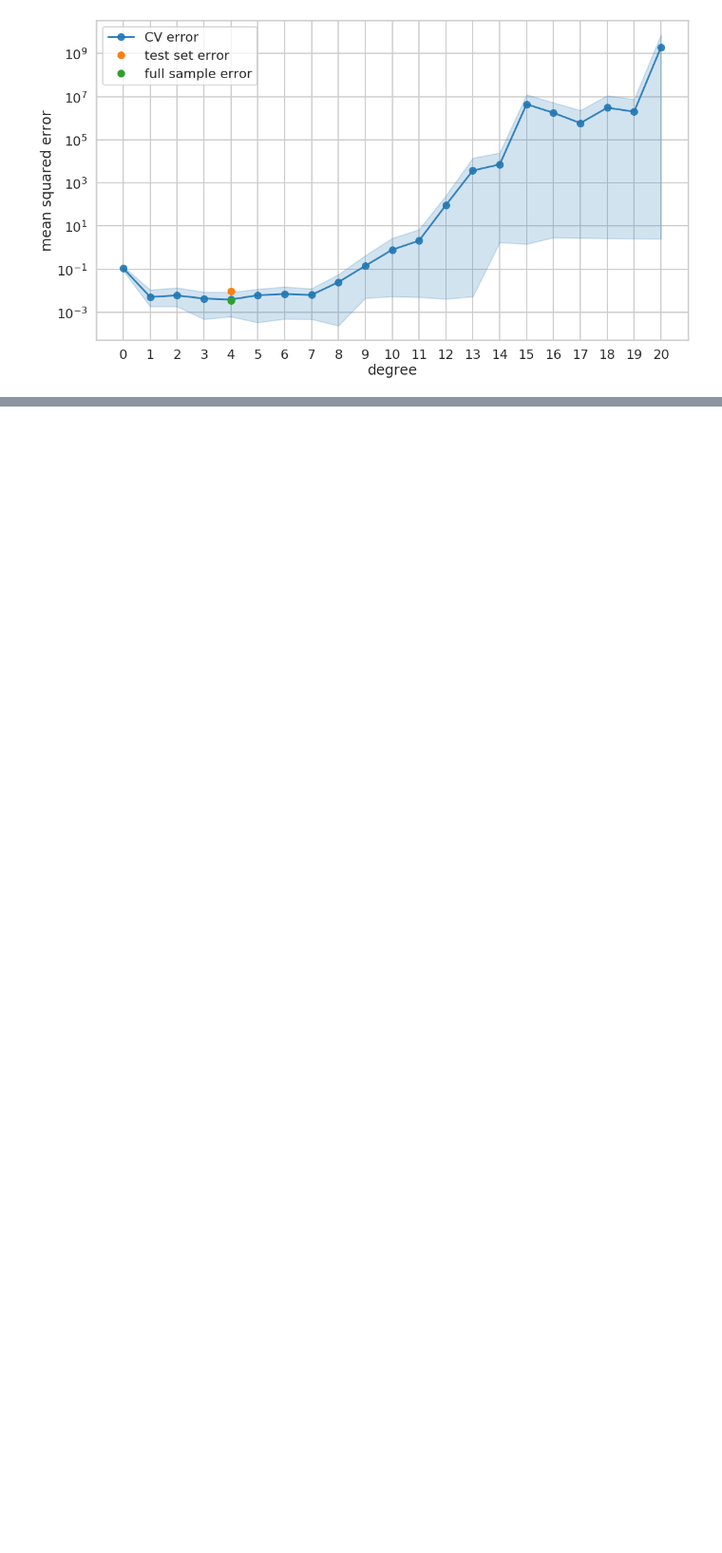
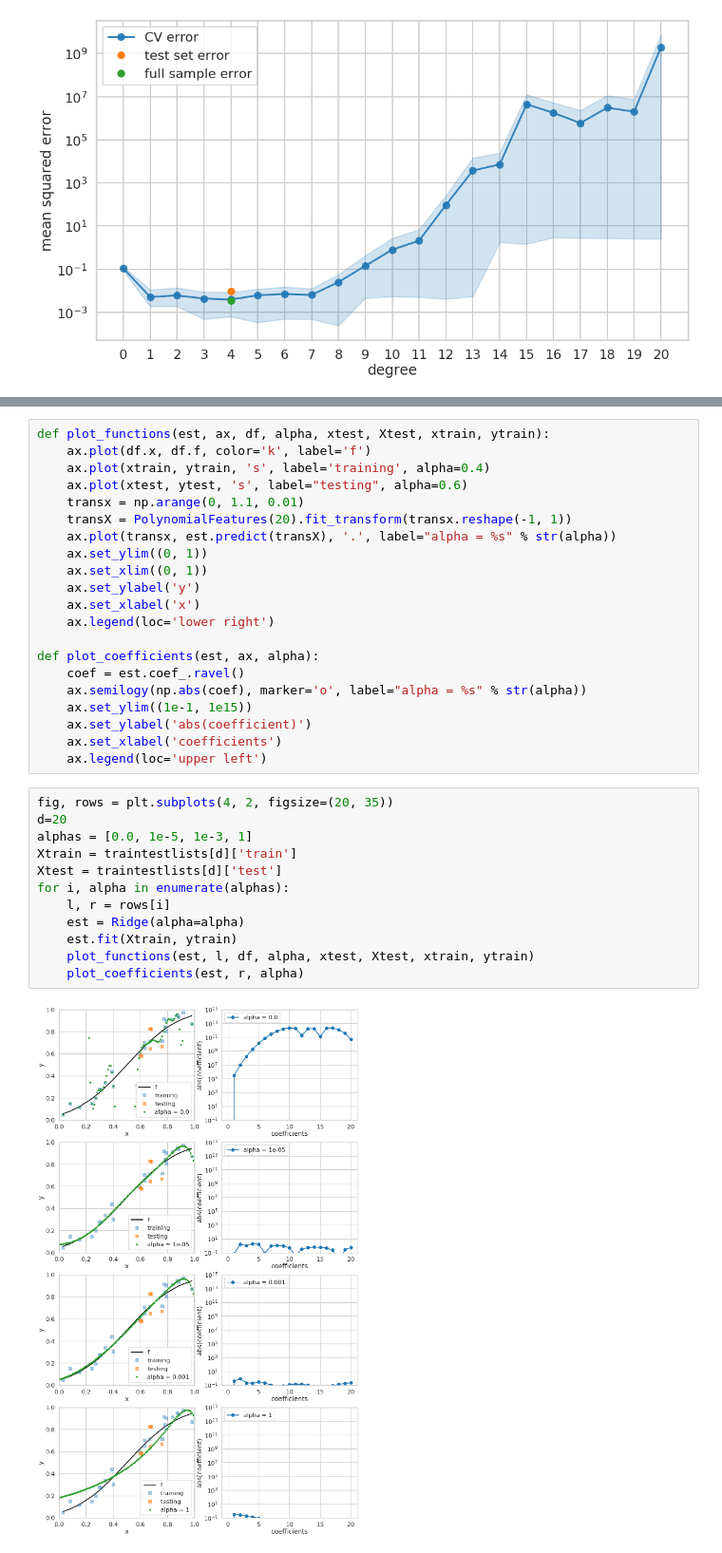
Before and after one commit to Zlisu/2015lab5, a Jupyter notebook: LearningModels-hands-on.ipynb, the cells around one changed output, grey strips where cells are left out. Shown at 95% size. Drawn from its saved outputs; the diff is of its cells as text; blank space fills up the shorter version.

```diff
--- a/LearningModels-hands-on.ipynb
+++ b/LearningModels-hands-on.ipynb
@@ -586,0 +619,35 @@ plt.xticks(np.arange(0, 21, step=1));
+# %%
+def plot_functions(est, ax, df, alpha, xtest, Xtest, xtrain, ytrain):
+    ax.plot(df.x, df.f, color='k', label='f')
+    ax.plot(xtrain, ytrain, 's', label='training', alpha=0.4)
+    ax.plot(xtest, ytest, 's', label="testing", alpha=0.6)
+    transx = np.arange(0, 1.1, 0.01)
+    transX = PolynomialFeatures(20).fit_transform(transx.reshape(-1, 1))
+    ax.plot(transx, est.predict(transX), '.', label="alpha = %s" % str(alpha))
+    ax.set_ylim((0, 1))
+    ax.set_xlim((0, 1))
+    ax.set_ylabel('y')
+    ax.set_xlabel('x')
+    ax.legend(loc='lower right')
+
+def plot_coefficients(est, ax, alpha):
+    coef = est.coef_.ravel()
+    ax.semilogy(np.abs(coef), marker='o', label="alpha = %s" % str(alpha))
+    ax.set_ylim((1e-1, 1e15))
+    ax.set_ylabel('abs(coefficient)')
+    ax.set_xlabel('coefficients')
+    ax.legend(loc='upper left')
+# %%
+fig, rows = plt.subplots(4, 2, figsize=(20, 35))
+d=20
+alphas = [0.0, 1e-5, 1e-3, 1]
+Xtrain = traintestlists[d]['train']
+Xtest = traintestlists[d]['test']
+for i, alpha in enumerate(alphas):
+    l, r = rows[i]
+    est = Ridge(alpha=alpha)
+    est.fit(Xtrain, ytrain)
+    plot_functions(est, l, df, alpha, xtest, Xtest, xtrain, ytrain)
+    plot_coefficients(est, r, alpha)
+# %% [output]
+[figure, added]
```
Also changed, not shown: parts of 9 cells of this notebook.
